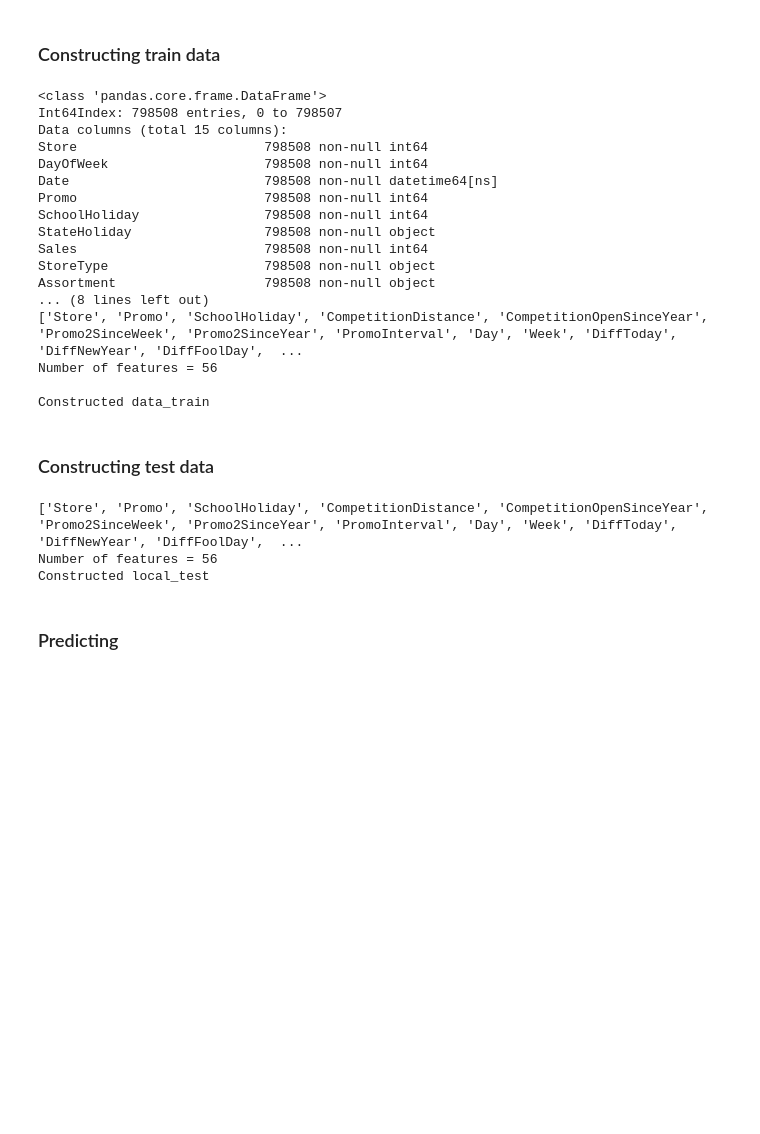
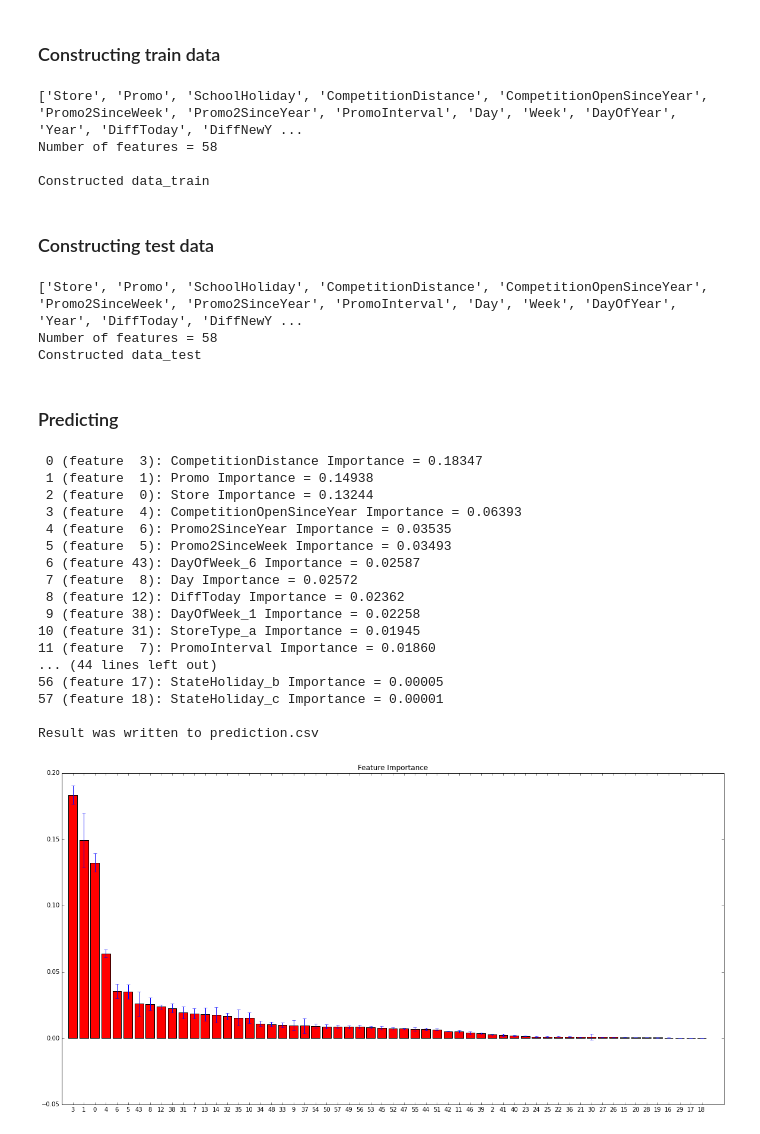
Before and after one commit to shayakhmetov/rossman-store-sales, a Jupyter notebook: rossman.ipynb, the cells around one changed output. Cells and saved outputs as stored; diff of their text form; code cells hidden in the pictures; blank space fills up the shorter version.

Commit message:
added dayofyear

```diff
--- a/rossman.ipynb
+++ b/rossman.ipynb
@@ -127,7 +127,6 @@ del promo_intervals
 # %% [markdown]
 ### Constructing train data
 # %%
-# Latest weeks
 date_range_train = pd.date_range('2013-01-01', '2015-06-13')
 date_range_test = pd.date_range('2015-06-14', '2015-07-31')
 
@@ -139,7 +138,7 @@ date_range_test = pd.date_range('2015-06-14', '2015-07-31')
 # date_range_train = pd.date_range('2013-01-01', '2014-07-31').union(pd.date_range('2014-09-18', '2015-07-31'))
 # date_range_test = pd.date_range('2014-08-01', '2014-09-17')
 
-validation = True
+validation = False
 train = train[train.Open == 1]
 if validation:
     train_date_range = train[train.Date.isin(date_range_train)]
@@ -171,7 +170,8 @@ def construct_main_features(data):
     data['Day'] = data.Date.map(lambda d: d.day).astype(int)
     data['Month'] = data.Date.map(lambda d: d.month).astype(int)
     data['Week'] = data.Date.map(lambda d: d.week).astype(int)
-    # data['Year'] = data.Date.map(lambda d: d.year)
+    data['DayOfYear'] = data.Date.map(lambda d: d.dayofyear).astype(int)
+    data['Year'] = data.Date.map(lambda d: d.year)
 
     data['DiffToday'] = ((pd.datetime(2015, 9, 18) - data.Date)
                                      / np.timedelta64(1, 'D')).astype(int)
@@ -194,7 +194,6 @@ def construct_main_features(data):
     return data
 
 train_date_range = merge_with_store(train_date_range, store_info)
-train_date_range.info()
 train_date_range = construct_main_features(train_date_range)
 
 data_train_labels = np.array(train_date_range.Sales)
@@ -206,21 +205,8 @@ data_train = np.array(train_date_range)
 del train_date_range
 print('\nConstructed data_train')
 # %% [output]
-<class 'pandas.core.frame.DataFrame'>
-Int64Index: 798508 entries, 0 to 798507
-Data columns (total 15 columns):
-Store                        798508 non-null int64
-DayOfWeek                    798508 non-null int64
-Date                         798508 non-null datetime64[ns]
-Promo                        798508 non-null int64
-SchoolHoliday                798508 non-null int64
-StateHoliday                 798508 non-null object
-Sales                        798508 non-null int64
-StoreType                    798508 non-null object
-Assortment                   798508 non-null object
-... (8 lines left out)
-['Store', 'Promo', 'SchoolHoliday', 'CompetitionDistance', 'CompetitionOpenSinceYear', 'Promo2SinceWeek', 'Promo2SinceYear', 'PromoInterval', 'Day', 'Week', 'DiffToday', 'DiffNewYear', 'DiffFoolDay',  ...
-Number of features = 56
+['Store', 'Promo', 'SchoolHoliday', 'CompetitionDistance', 'CompetitionOpenSinceYear', 'Promo2SinceWeek', 'Promo2SinceYear', 'PromoInterval', 'Day', 'Week', 'DayOfYear', 'Year', 'DiffToday', 'DiffNewY ...
+Number of features = 58
 
 Constructed data_train
 # %% [markdown]
@@ -252,13 +238,12 @@ else:
     data_test = construct_test(test)
     print('Constructed data_test')
 
-
 test = test[['Id', 'Open']]
 del date_range_test, date_range_train, train, store_info
 # %% [output]
-['Store', 'Promo', 'SchoolHoliday', 'CompetitionDistance', 'CompetitionOpenSinceYear', 'Promo2SinceWeek', 'Promo2SinceYear', 'PromoInterval', 'Day', 'Week', 'DiffToday', 'DiffNewYear', 'DiffFoolDay',  ...
-Number of features = 56
-Constructed local_test
+['Store', 'Promo', 'SchoolHoliday', 'CompetitionDistance', 'CompetitionOpenSinceYear', 'Promo2SinceWeek', 'Promo2SinceYear', 'PromoInterval', 'Day', 'Week', 'DayOfYear', 'Year', 'DiffToday', 'DiffNewY ...
+Number of features = 58
+Constructed data_test
 # %% [markdown]
 ### Predicting
 # %%
@@ -271,7 +256,7 @@ def visualize_feature_importances(clf, features):
     pl.figure(figsize=(20,10))
     pl.title('Feature Importance')
     pl.bar(range(len(features)), importances[sorted_indices],
-           color='r', yerr=2*std[sorted_indices], align='center')
+           color='r', yerr=std[sorted_indices], align='center')
     pl.xticks(range(len(features)), sorted_indices)
     pl.xlim([-1, len(features) + 1])
 #     pl.savefig('feature_importance.png', format='png')
@@ -297,38 +282,59 @@ min_rmspe, min_alpha = 1., 0.
 # grid_space = np.asarray(np.exp(np.linspace(2.2, 4.4, 20)), dtype=int)
 # grid_space = np.arange(1, len(features) + 1)/len(features) # grid_space for max_features
 grid_space = [1]
+
 for alpha in grid_space:
-    # clf = tree.DecisionTreeRegressor()
-    clf = RandomForestRegressor(n_estimators=10, n_jobs=-1, min_samples_leaf=3, max_features=0.5) # 0.138 with log
+    clf = RandomForestRegressor(n_estimators=30, n_jobs=-1, min_samples_leaf=2, max_features=0.464285714286)
 
     clf.fit(data_train, np.log(data_train_labels + 1))
 
-    if len(grid_space) <= 1:
+    if len(grid_space) <= 1 and hasattr(clf, 'feature_importances_'):
         visualize_feature_importances(clf, features)
+    elif len(grid_space) <= 1 and hasattr(clf, 'coef_'):
+        print('Coef =', clf.coef_)
     else:
-        print('trying alpha =', alpha, end='\t')
+        print('trying alpha =', alpha)
 
     if validation:
         predicted_test_labels = np.exp(clf.predict(local_test)) - 1
         loss_score = compute_RMSPE(local_test_labels, predicted_test_labels)
         print('RMSPE on date_range_test =', loss_score)
 #         visualize_RMSPE(local_test_labels, predicted_test_labels)
         if loss_score <= min_rmspe:
             min_rmspe = loss_score
             min_alpha = alpha
         alphas.append(alpha)
         rmspe_s.append(loss_score)
 
-    elif len(grid_space) <= 1:
+    elif not validation and len(grid_space) <= 1:
         data_test_labels = np.exp(clf.predict(data_test)) - 1
         test['Sales'] = data_test_labels
         test.ix[test.Open == 0, 'Sales'] = 0
         test[['Id', 'Sales']].to_csv('prediction.csv', index=False)
         print('\nResult was written to prediction.csv')
     del clf
 
 if len(grid_space) > 1:
     print('Min RMSPE =', min_rmspe, 'Min alpha =', min_alpha)
     pl.figure(figsize=(20,10))
     pl.plot(alphas, rmspe_s, 'r.--')
     pl.savefig('grid_parameters.png', format='png')
+# %% [output]
+ 0 (feature  3): CompetitionDistance Importance = 0.18347
+ 1 (feature  1): Promo Importance = 0.14938
+ 2 (feature  0): Store Importance = 0.13244
+ 3 (feature  4): CompetitionOpenSinceYear Importance = 0.06393
+ 4 (feature  6): Promo2SinceYear Importance = 0.03535
+ 5 (feature  5): Promo2SinceWeek Importance = 0.03493
+ 6 (feature 43): DayOfWeek_6 Importance = 0.02587
+ 7 (feature  8): Day Importance = 0.02572
+ 8 (feature 12): DiffToday Importance = 0.02362
+ 9 (feature 38): DayOfWeek_1 Importance = 0.02258
+10 (feature 31): StoreType_a Importance = 0.01945
+11 (feature  7): PromoInterval Importance = 0.01860
+... (44 lines left out)
+56 (feature 17): StateHoliday_b Importance = 0.00005
+57 (feature 18): StateHoliday_c Importance = 0.00001
+
+Result was written to prediction.csv
+[figure, added]
```
